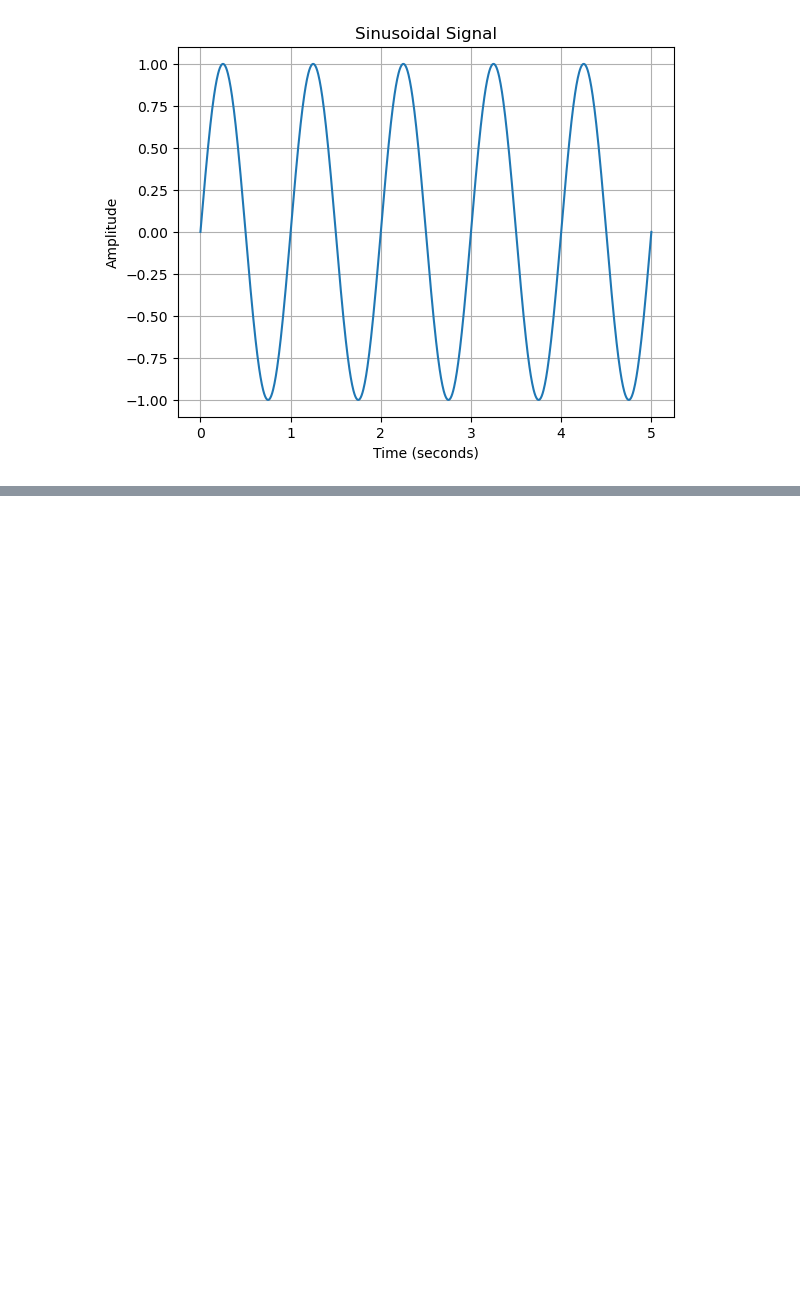
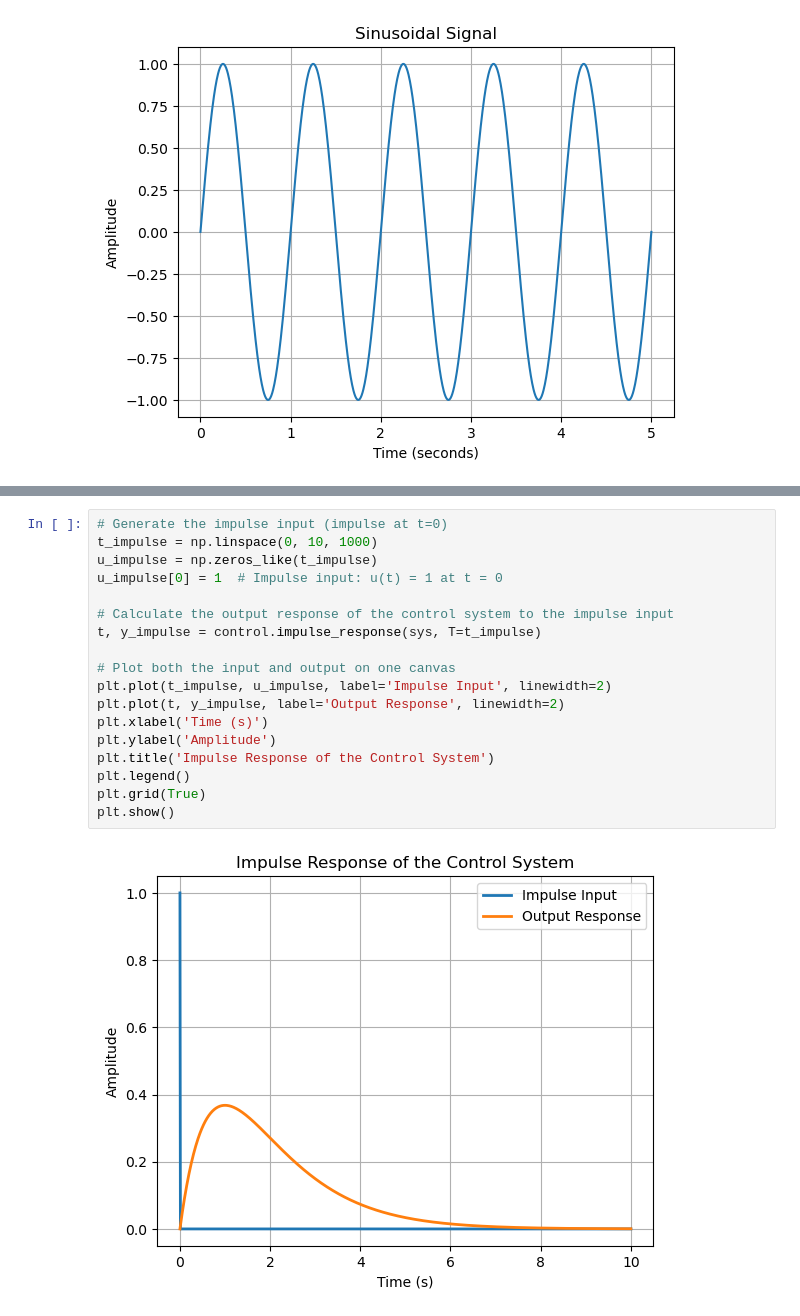
Before and after one commit to 2black0/python-control-laboratory, a Jupyter notebook: labsheet-python-ipynb/labsheet-02.ipynb, the cells around one changed output, grey strips where cells are left out. Saved outputs shown, nothing was run; the diff lists cells and outputs as text; blank space fills up the shorter version.

```diff
--- a/labsheet-python-ipynb/labsheet-02.ipynb
+++ b/labsheet-python-ipynb/labsheet-02.ipynb
@@ -251,0 +289,20 @@ plt.show()
+# %%
+# Generate the impulse input (impulse at t=0)
+t_impulse = np.linspace(0, 10, 1000)
+u_impulse = np.zeros_like(t_impulse)
+u_impulse[0] = 1  # Impulse input: u(t) = 1 at t = 0
+
+# Calculate the output response of the control system to the impulse input
+t, y_impulse = control.impulse_response(sys, T=t_impulse)
+
+# Plot both the input and output on one canvas
+plt.plot(t_impulse, u_impulse, label='Impulse Input', linewidth=2)
+plt.plot(t, y_impulse, label='Output Response', linewidth=2)
+plt.xlabel('Time (s)')
+plt.ylabel('Amplitude')
+plt.title('Impulse Response of the Control System')
+plt.legend()
+plt.grid(True)
+plt.show()
+# %% [output]
+[figure, added]
```
Also changed, not shown: parts of 6 cells of this notebook, 3 other files.
